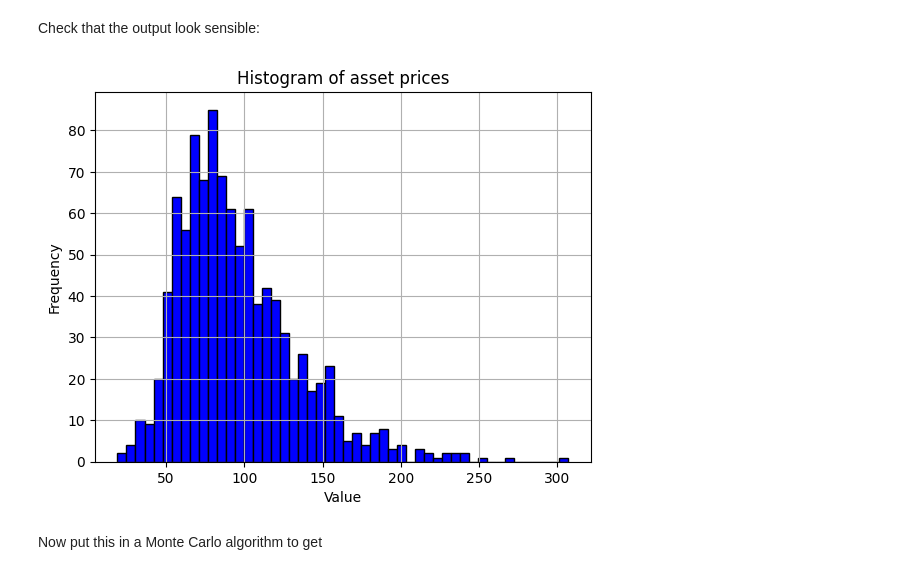
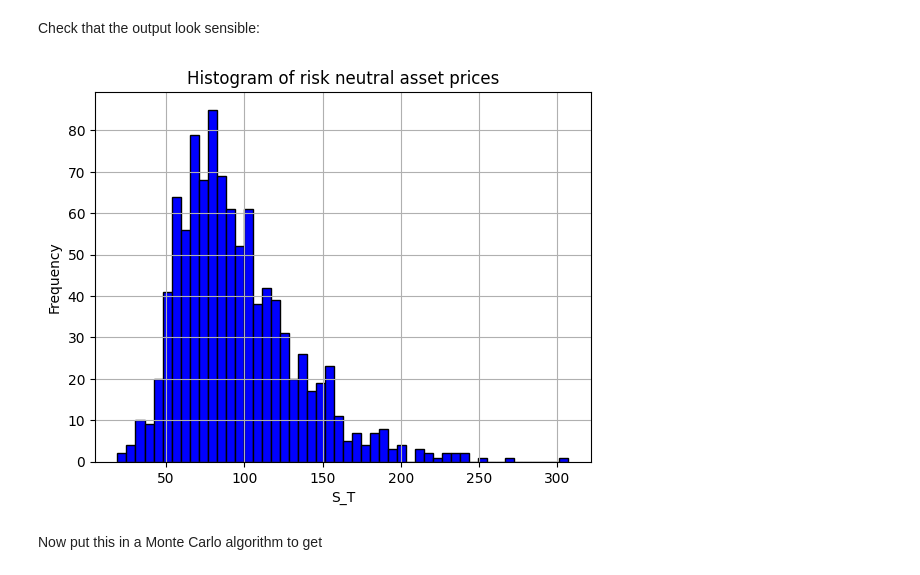
Before and after one commit to pjohno/MATH60082-python, a Jupyter notebook: MATH60082-lab-class-5.ipynb, the cells around one changed output. Saved outputs shown, nothing was run; the diff lists cells and outputs as text; code cells hidden in the pictures.

```diff
--- a/MATH60082-lab-class-5.ipynb
+++ b/MATH60082-lab-class-5.ipynb
@@ -119,20 +119,20 @@ sigma=0.4
 # %% [markdown]
 Now generate some stock prices at time $t=T$ using the log normal distribution
 # %%
-N = 1000
-ST = rng.lognormal(numpy.log(S_0) + (r-q-0.5*sigma*sigma)*T, sigma*numpy.sqrt(T), N)
+n = 1000
+ST = rng.lognormal(numpy.log(S_0) + (r-q-0.5*sigma*sigma)*T, sigma*numpy.sqrt(T), n)
 # %% [markdown]
 Check that the output look sensible:
 # %%
 import matplotlib.pyplot as plt
 plt.hist(ST, bins=50, color='blue', edgecolor='black')
-plt.title('Histogram of asset prices')
-plt.xlabel('Value')
+plt.title('Histogram of risk neutral asset prices')
+plt.xlabel('S_T')
 plt.ylabel('Frequency')
 plt.grid(True)
 plt.show()
 # %% [output]
-[figure, old version]
+[figure, new version]
 # %% [markdown]
 Now put this in a Monte Carlo algorithm to get
 # %%
```
Also changed, not shown: parts of 15 cells of this notebook, 3 other files.
